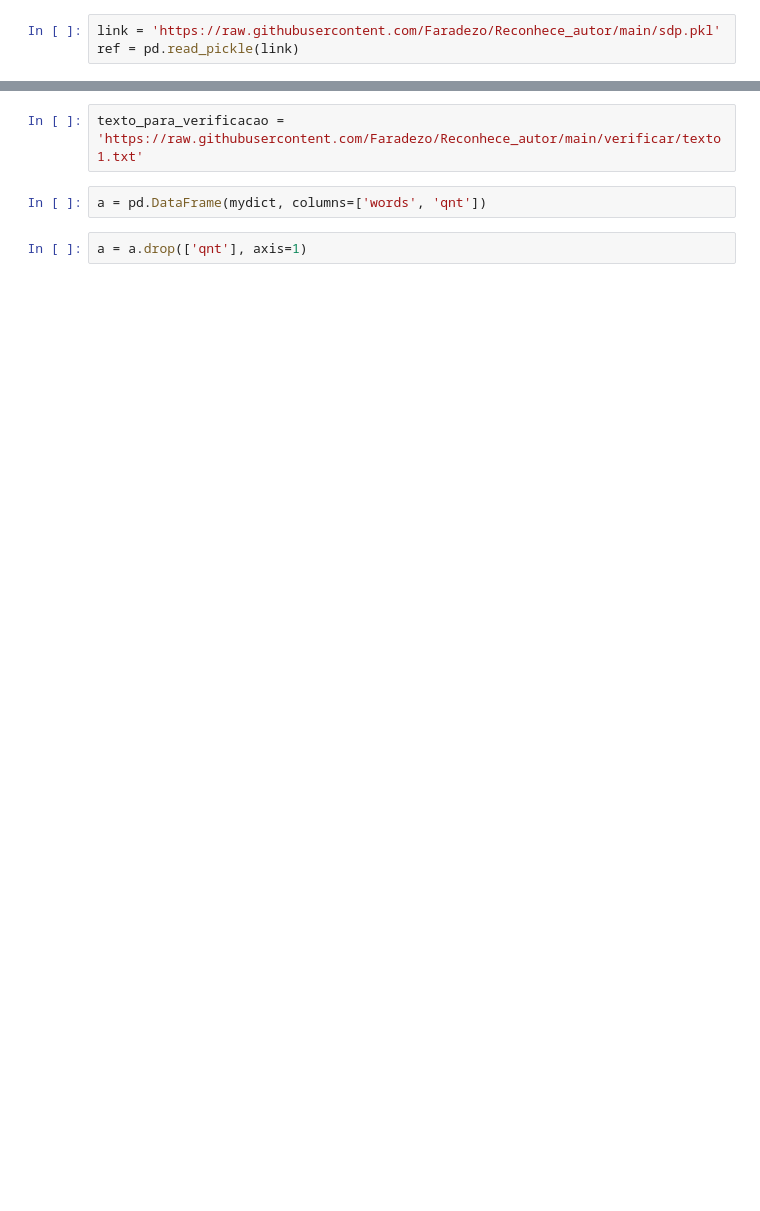
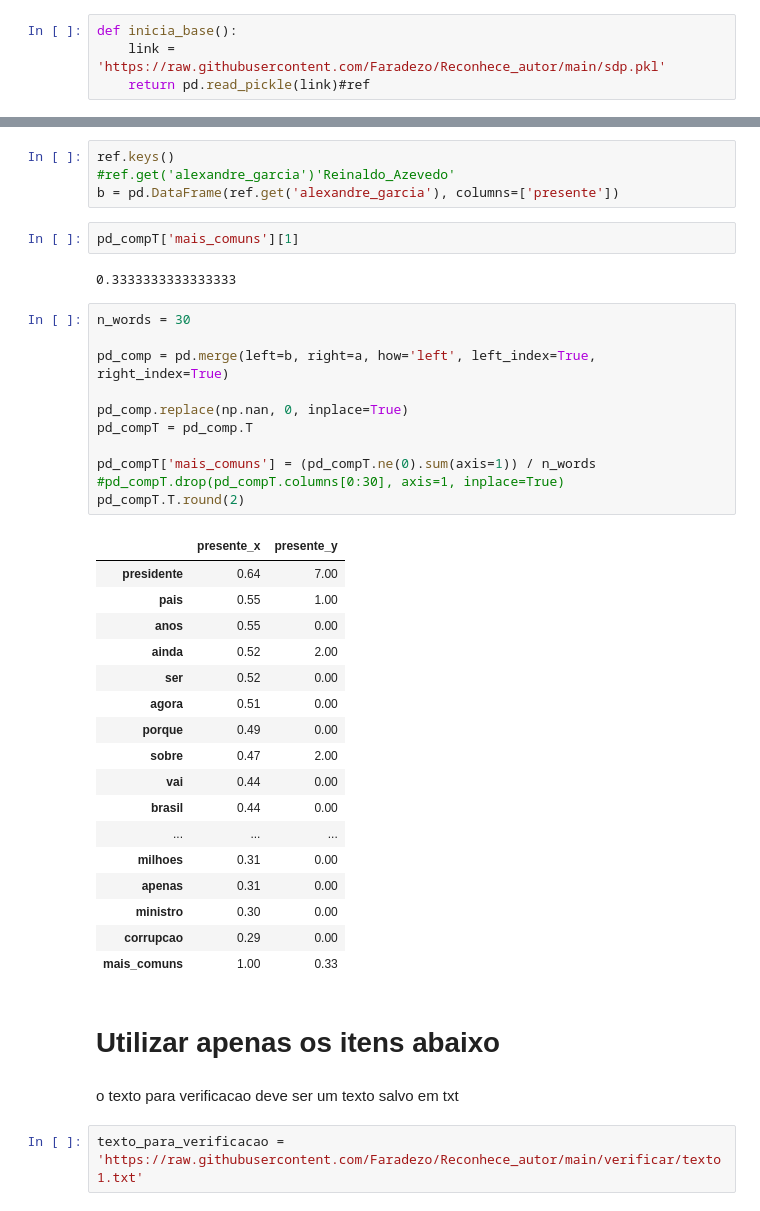
Before and after one commit to Faradezo/Reconhece_autor, a Jupyter notebook: Comparador.ipynb, the cells around one changed output, grey strips where cells are left out. Cells and saved outputs as stored; diff of their text form; blank space fills up the shorter version.

Commit message:
comparacao funcionando, porem talvez aumentar o range para 50 pois esta tendo muitos com o mesmo resultado, e falta testar o wordcloud

```diff
--- a/Comparador.ipynb
+++ b/Comparador.ipynb
@@ -13,4 +65,5 @@ Requirement already satisfied: unidecode in c:\users\faradezo\anaconda3\lib\site
 # %%
-link = 'https://raw.githubusercontent.com/Faradezo/Reconhece_autor/main/sdp.pkl'
-ref = pd.read_pickle(link)
+def inicia_base():
+    link = 'https://raw.githubusercontent.com/Faradezo/Reconhece_autor/main/sdp.pkl'
+    return pd.read_pickle(link)#ref
 # %%
@@ -59,6 +120,43 @@ mydict[0][0]
+# %%
+ref.keys()
+#ref.get('alexandre_garcia')'Reinaldo_Azevedo'
+b = pd.DataFrame(ref.get('alexandre_garcia'), columns=['presente'])
+# %%
+pd_compT['mais_comuns'][1]
+# %% [output]
+0.3333333333333333
+# %%
+n_words = 30
+
+pd_comp = pd.merge(left=b, right=a, how='left', left_index=True, right_index=True)
+
+pd_comp.replace(np.nan, 0, inplace=True)
+pd_compT = pd_comp.T
+
+pd_compT['mais_comuns'] = (pd_compT.ne(0).sum(axis=1)) / n_words
+#pd_compT.drop(pd_compT.columns[0:30], axis=1, inplace=True)
+pd_compT.T.round(2)
+# %% [output]
+|  | presente_x | presente_y |
+| presidente | 0.64 | 7.00 |
+| pais | 0.55 | 1.00 |
+| anos | 0.55 | 0.00 |
+| ainda | 0.52 | 2.00 |
+| ser | 0.52 | 0.00 |
+| agora | 0.51 | 0.00 |
+| porque | 0.49 | 0.00 |
+| sobre | 0.47 | 2.00 |
+| vai | 0.44 | 0.00 |
+| brasil | 0.44 | 0.00 |
+| ... | ... | ... |
+| milhoes | 0.31 | 0.00 |
+| apenas | 0.31 | 0.00 |
+| ministro | 0.30 | 0.00 |
+| corrupcao | 0.29 | 0.00 |
+| mais_comuns | 1.00 | 0.33 |
+# %% [markdown]
+# Utilizar apenas os itens abaixo
+# %% [markdown]
+o texto para verificacao deve ser um texto salvo em txt
 # %%
 texto_para_verificacao = 'https://raw.githubusercontent.com/Faradezo/Reconhece_autor/main/verificar/texto1.txt'
-# %%
-a = pd.DataFrame(mydict, columns=['words', 'qnt'])
-# %%
-a = a.drop(['qnt'], axis=1)
```
Also changed, not shown: parts of 11 cells of this notebook.
